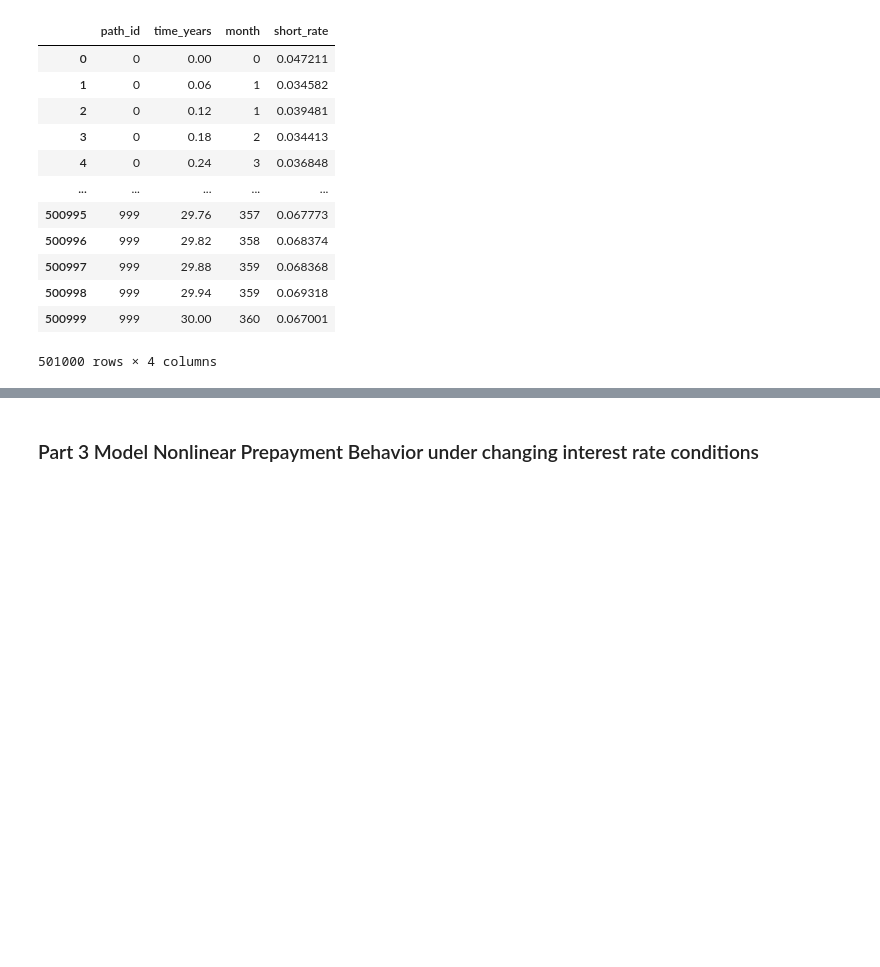
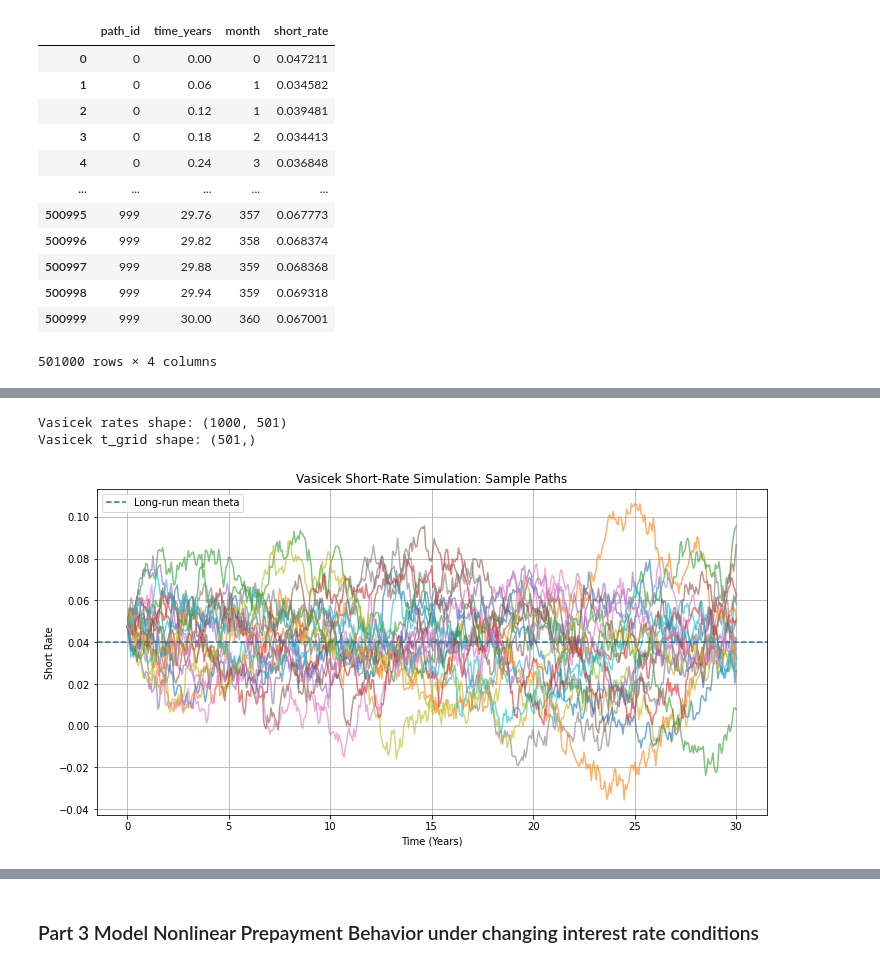
Before and after one commit to chloelinrq/STAT5030_Numerical_Methods_Group_Project, a Jupyter notebook: main.ipynb, the cells around one changed output, grey strips where cells are left out. Cells and saved outputs as stored; diff of their text form; code cells hidden in the pictures; blank space fills up the shorter version.

Commit message:
Add Vasicek benchmark comparison

```diff
--- a/main.ipynb
+++ b/main.ipynb
@@ -520,0 +644,43 @@ short_rate_df
+# %%
+# Initial short rate from Part 1 / APQS curve
+r0_vasicek = r0
+
+# Representative Vasicek parameters
+kappa_v = 0.25       # mean reversion speed
+theta_v = 0.04       # long-run mean rate, around 4%
+sigma_v = 0.015      # volatility, similar scale to HW sigma
+
+vasicek = VasicekModel(
+    r0=r0_vasicek,
+    kappa=kappa_v,
+    theta=theta_v,
+    sigma=sigma_v
+)
+
+rates_vasicek, t_grid_vasicek = vasicek.simulate(
+    T=T_sim,
+    n_steps=n_steps,
+    n_paths=n_paths,
+    seed=42
+)
+
+print("Vasicek rates shape:", rates_vasicek.shape)
+print("Vasicek t_grid shape:", t_grid_vasicek.shape)
+# %% [output]
+Vasicek rates shape: (1000, 501)
+Vasicek t_grid shape: (501,)
+# %%
+plt.figure(figsize=(12, 6))
+
+for i in range(20):
+    plt.plot(t_grid_vasicek, rates_vasicek[i, :], alpha=0.6)
+
+plt.axhline(theta_v, linestyle="--", label="Long-run mean theta")
+plt.title("Vasicek Short-Rate Simulation: Sample Paths")
+plt.xlabel("Time (Years)")
+plt.ylabel("Short Rate")
+plt.legend()
+plt.grid(True)
+plt.show()
+# %% [output]
+[figure, added]
```
Also changed, not shown: parts of 13 cells of this notebook.
